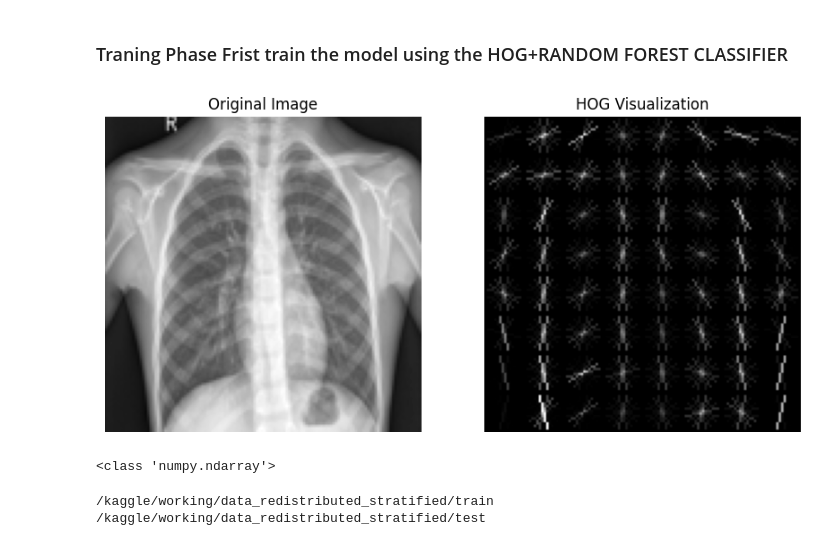
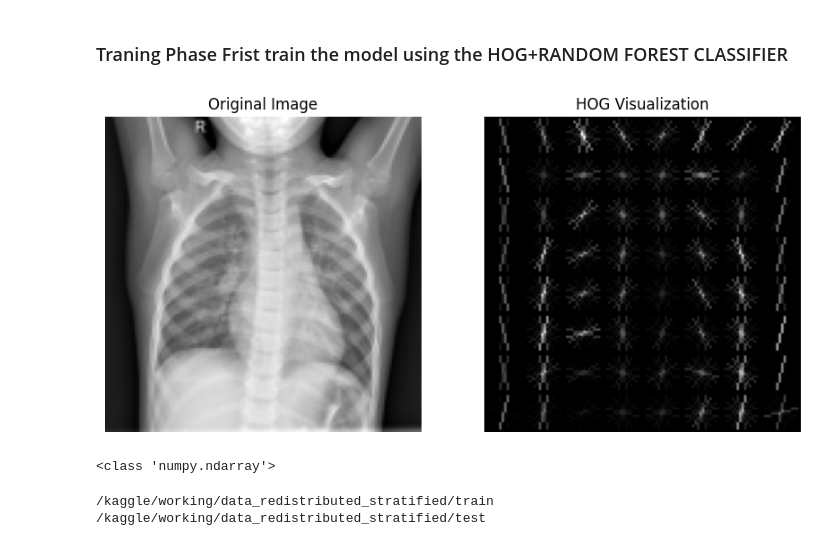
Before and after one commit to Rajesh-Nimmalapudi/Pneumonia-Detection-Using-CNN, a Jupyter notebook: penumonia-detection-using-vgg-16-cnn.ipynb, the cells around one changed output. Drawn from its saved outputs; the diff is of its cells as text; code cells hidden in the pictures.

```diff
--- a/penumonia-detection-using-vgg-16-cnn.ipynb
+++ b/penumonia-detection-using-vgg-16-cnn.ipynb
@@ -368,35 +360,35 @@ def visualize_hog(image_path, resize_dim=(128, 128)):
     img = Image.open(image_path).convert('L')  # Convert to grayscale
     img = img.resize(resize_dim)
     img_array = np.array(img)
 
     # Extract HOG features with visualization enabled
     fd, hog_image = hog(
         img_array,
         orientations=8,
         pixels_per_cell=(16, 16),
         cells_per_block=(1, 1),
         visualize=True,
         block_norm='L2-Hys'
     )
 
     # Plot original and HOG image side by side
     plt.figure(figsize=(10, 5))
 
     plt.subplot(1, 2, 1)
     plt.title('Original Image')
     plt.imshow(img_array, cmap='gray')
     plt.axis('off')
 
     plt.subplot(1, 2, 2)
     plt.title('HOG Visualization')
     plt.imshow(hog_image, cmap='gray')
     plt.axis('off')
 
     plt.show()
     print(type(fd))
-visualize_hog(os.path.join(new_train_dir,'NORMAL','IM-0001-0001.jpeg'))
+visualize_hog(os.path.join(new_train_dir,'NORMAL','IM-0115-0001.jpeg'))
 # %% [output]
-[figure, old version]
+[figure, new version]
 <class 'numpy.ndarray'>
 # %%
 def extract_hog(img_path,reduce_dimension = (128,128)):
```
Also changed, not shown: parts of 21 cells of this notebook.
